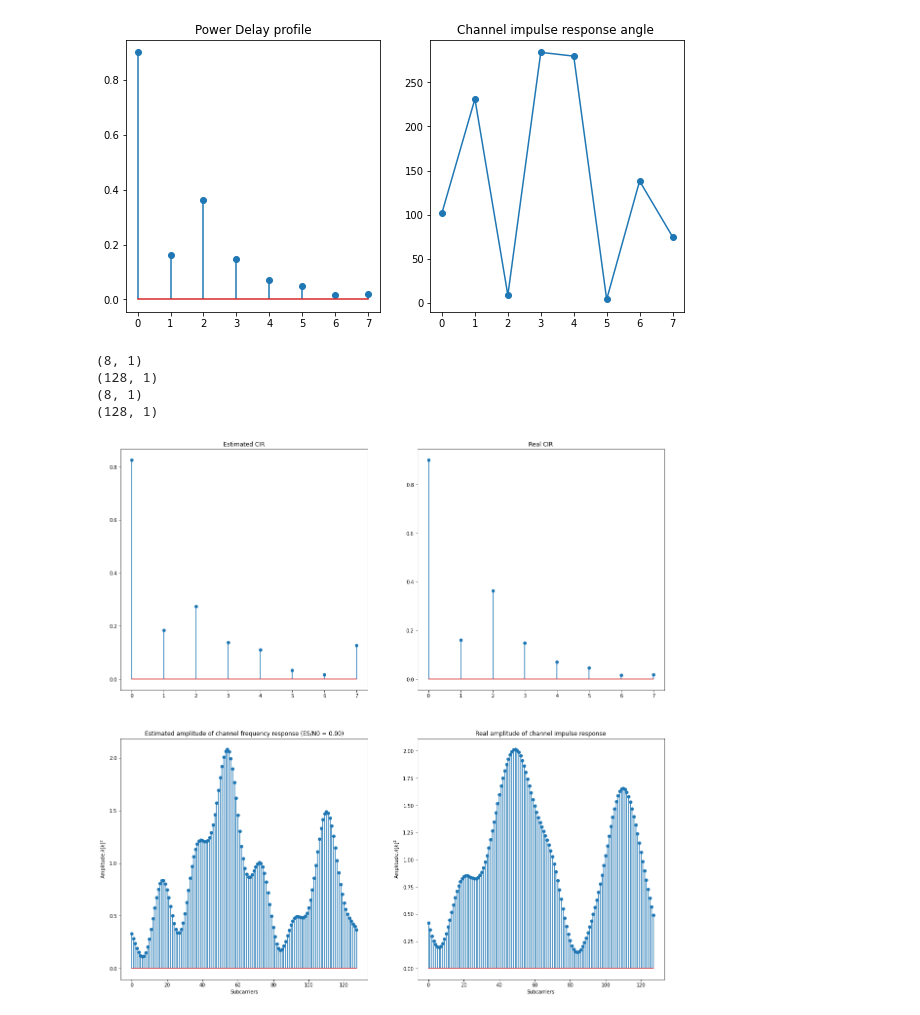
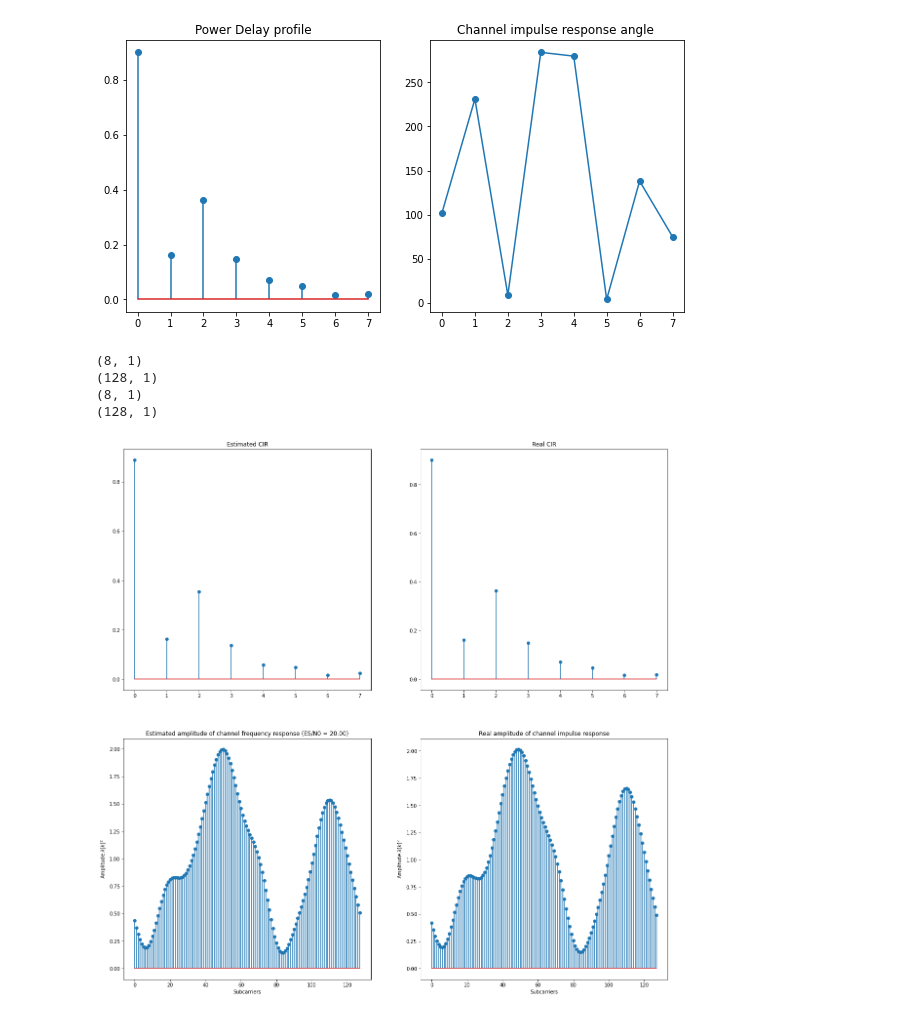
Before and after one commit to delaitl/OFDM, a Jupyter notebook: BEN_Step3.ipynb, the cells around one changed output. Drawn from its saved outputs; the diff is of its cells as text; code cells hidden in the pictures.

```diff
--- a/BEN_Step3.ipynb
+++ b/BEN_Step3.ipynb
@@ -32,11 +32,7 @@ plt.show()
 # %% [output]
 [figure]
 # %%
-ESNOdb = 0
-sigs =  2 #Sigmasquare of signal
-ESNO = 10**(ESNOdb/10)
-var=sigs/(ESNO*2)
-var = var * (144/128)
+
 CP=16
 K=128
 #IDFT using sqrt ! important
@@ -99,7 +95,7 @@ def chann(IN, esno):
     return Y1
 
 
-esno=0
+esno=20
 Y1 = chann(training,esno)
 Y2 = chann(training,esno)
 # %%
@@ -124,35 +120,35 @@ plt.title("Estimated CIR")
 plt.stem(np.abs(H))
 
 plt.subplot(222)
 plt.title("Real CIR")
 plt.stem(np.abs(CIR))
 
 plt.subplot(224)
 print(CIR.shape)
 freqres = np.fft.fft(CIR,n=128, axis=0)
 print(freqres.shape)
 plt.stem(np.abs(freqres[:,:])**2)
 plt.title("Real amplitude of channel impulse response")
 plt.xlabel("Subcarriers")
 plt.ylabel("Amplitude $\lambda [k]^2$")
 
 
 plt.subplot(223)
 print(CIR.shape)
 freqres = np.fft.fft(H,n=128, axis=0)
 print(freqres.shape)
 plt.stem(np.abs(freqres[:,:])**2)
-plt.title("Estimated amplitude of channel frequency response (ES/N0 = {:.2f})".format(ESNOdb))
+plt.title("Estimated amplitude of channel frequency response (ES/N0 = {:.2f})".format(esno))
 plt.xlabel("Subcarriers")
 plt.ylabel("Amplitude $\lambda [k]^2$")
 
 plt.show()
 # %% [output]
 (8, 1)
 (128, 1)
 (8, 1)
 (128, 1)
-[figure, old version]
+[figure, new version]
 # %%
 Est = S@Y1
 plt.stem(np.abs(Est[:,0]))
```
Also changed, not shown: parts of 1 cell of this notebook, 3 other files.
